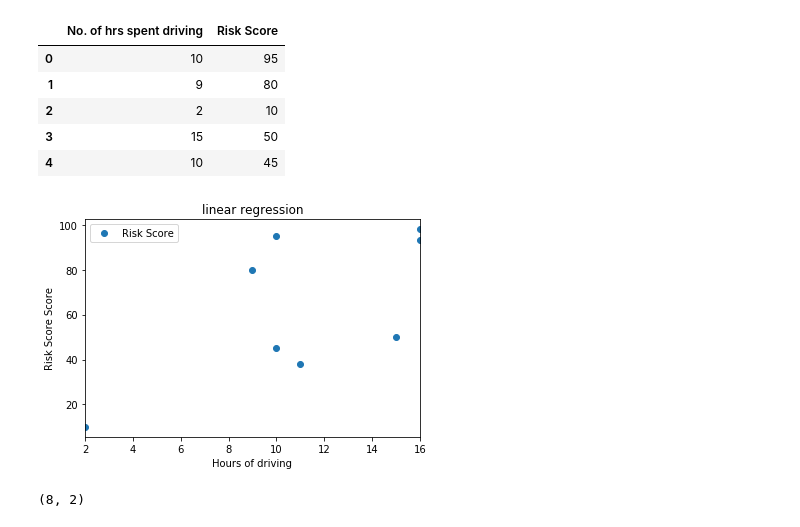
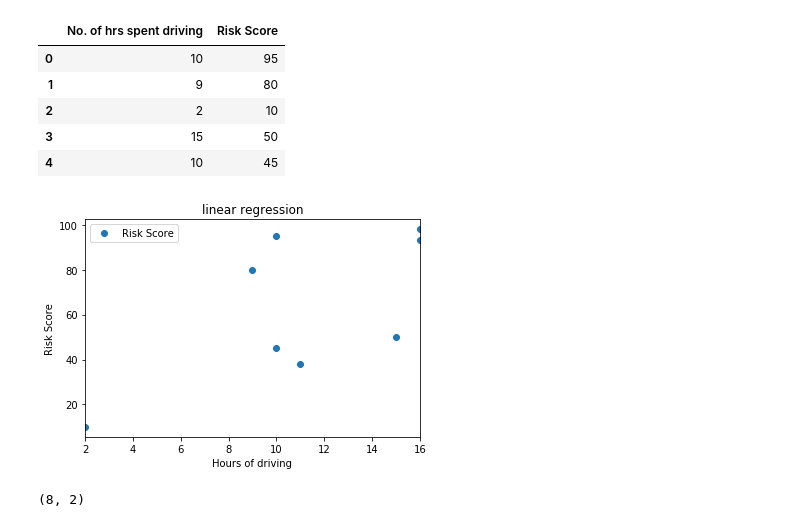
Before and after one commit to pratiksha-sancheti/LP3, a Jupyter notebook: A1/A1.ipynb, the cells around one changed output. Cells and saved outputs as stored; diff of their text form; code cells hidden in the pictures.

```diff
--- a/A1/A1.ipynb
+++ b/A1/A1.ipynb
@@ -32,11 +32,11 @@ df.head()
 # %%
 df.plot(x='No. of hrs spent driving', y='Risk Score', style='o')
 plt.title('linear regression')
 plt.xlabel('Hours of driving')
-plt.ylabel('Risk Score Score')
+plt.ylabel('Risk Score')
 plt.show()
 # %% [output]
-[figure, old version]
+[figure, new version]
 # %%
 df.shape
 # %% [output]
```
Also changed, not shown: parts of 9 cells of this notebook.
